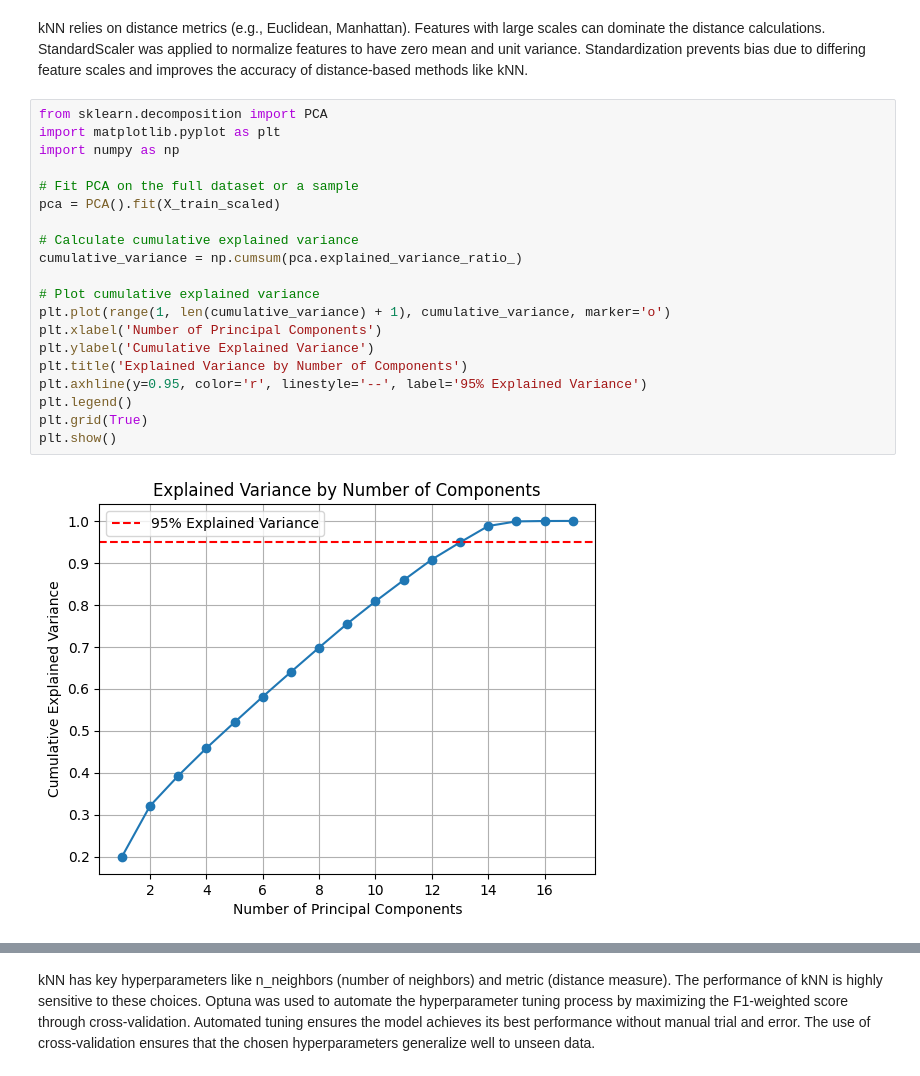
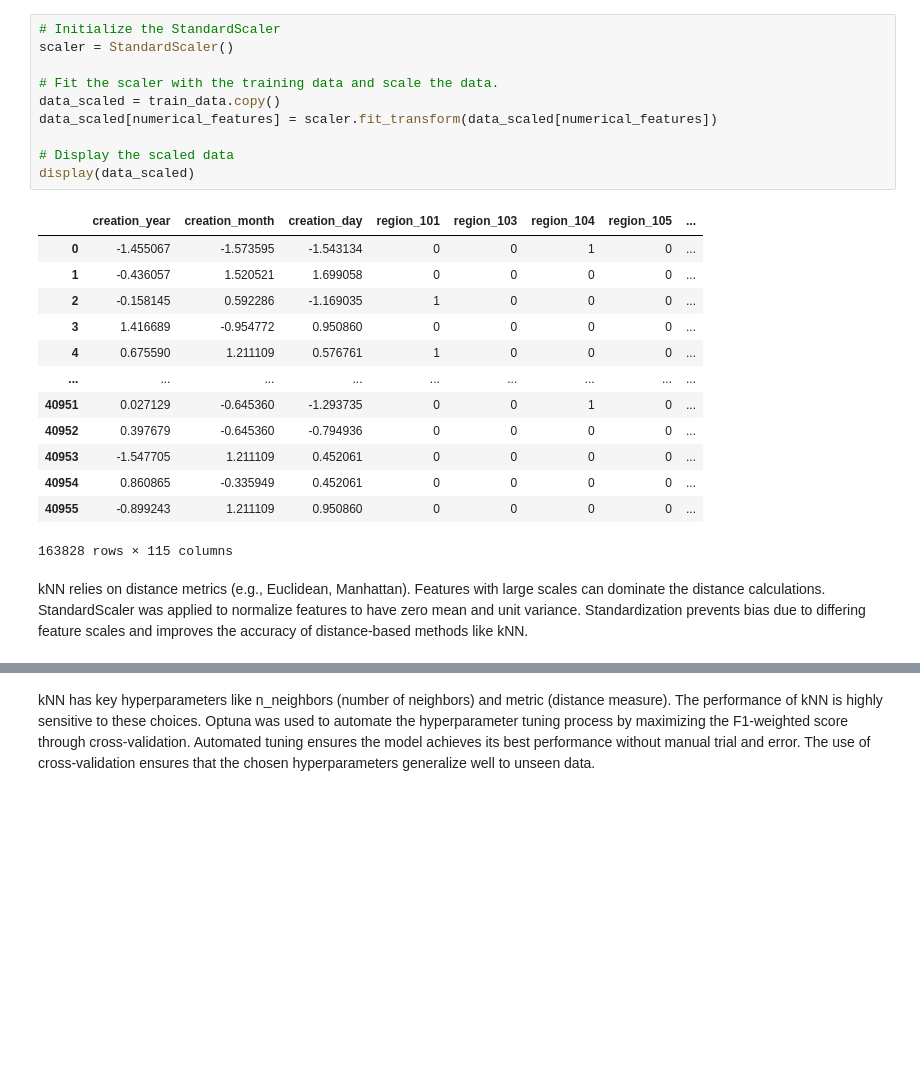
Before and after one commit to bernisschow/CS3244-Fraud-Detection-in-Electricity-and-Gas-Consumption, a Jupyter notebook: kNN model.ipynb, the cells around one changed output, grey strips where cells are left out. Saved outputs shown, nothing was run; the diff lists cells and outputs as text; blank space fills up the shorter version.

```diff
--- a/kNN model.ipynb
+++ b/kNN model.ipynb
@@ -82,24 +82,26 @@ X_test_scaled = scaler.transform(X_test)
+# %%
+# Initialize the StandardScaler
+scaler = StandardScaler()
+
+# Fit the scaler with the training data and scale the data.
+data_scaled = train_data.copy()
+data_scaled[numerical_features] = scaler.fit_transform(data_scaled[numerical_features])
+
+# Display the scaled data
+display(data_scaled)
+# %% [output]
+|  | creation_year | creation_month | creation_day | region_101 | region_103 | region_104 | region_105 | ... |
+| 0 | -1.455067 | -1.573595 | -1.543134 | 0 | 0 | 1 | 0 | ... |
+| 1 | -0.436057 | 1.520521 | 1.699058 | 0 | 0 | 0 | 0 | ... |
+| 2 | -0.158145 | 0.592286 | -1.169035 | 1 | 0 | 0 | 0 | ... |
+| 3 | 1.416689 | -0.954772 | 0.950860 | 0 | 0 | 0 | 0 | ... |
+| 4 | 0.675590 | 1.211109 | 0.576761 | 1 | 0 | 0 | 0 | ... |
+| ... | ... | ... | ... | ... | ... | ... | ... | ... |
+| 40951 | 0.027129 | -0.645360 | -1.293735 | 0 | 0 | 1 | 0 | ... |
+| 40952 | 0.397679 | -0.645360 | -0.794936 | 0 | 0 | 0 | 0 | ... |
+| 40953 | -1.547705 | 1.211109 | 0.452061 | 0 | 0 | 0 | 0 | ... |
+| 40954 | 0.860865 | -0.335949 | 0.452061 | 0 | 0 | 0 | 0 | ... |
+| 40955 | -0.899243 | 1.211109 | 0.950860 | 0 | 0 | 0 | 0 | ... |
+163828 rows × 115 columns
 # %% [markdown]
 kNN relies on distance metrics (e.g., Euclidean, Manhattan). Features with large scales can dominate the distance calculations. StandardScaler was applied to normalize features to have zero mean and unit variance. Standardization prevents bias due to differing feature scales and improves the accuracy of distance-based methods like kNN.
-# %%
-from sklearn.decomposition import PCA
-import matplotlib.pyplot as plt
-import numpy as np
-
-# Fit PCA on the full dataset or a sample
-pca = PCA().fit(X_train_scaled)
-
-# Calculate cumulative explained variance
-cumulative_variance = np.cumsum(pca.explained_variance_ratio_)
-
-# Plot cumulative explained variance
-plt.plot(range(1, len(cumulative_variance) + 1), cumulative_variance, marker='o')
-plt.xlabel('Number of Principal Components')
-plt.ylabel('Cumulative Explained Variance')
-plt.title('Explained Variance by Number of Components')
-plt.axhline(y=0.95, color='r', linestyle='--', label='95% Explained Variance')
-plt.legend()
-plt.grid(True)
-plt.show()
-# %% [output]
-[figure, removed]
```
Also changed, not shown: parts of 29 cells of this notebook.
